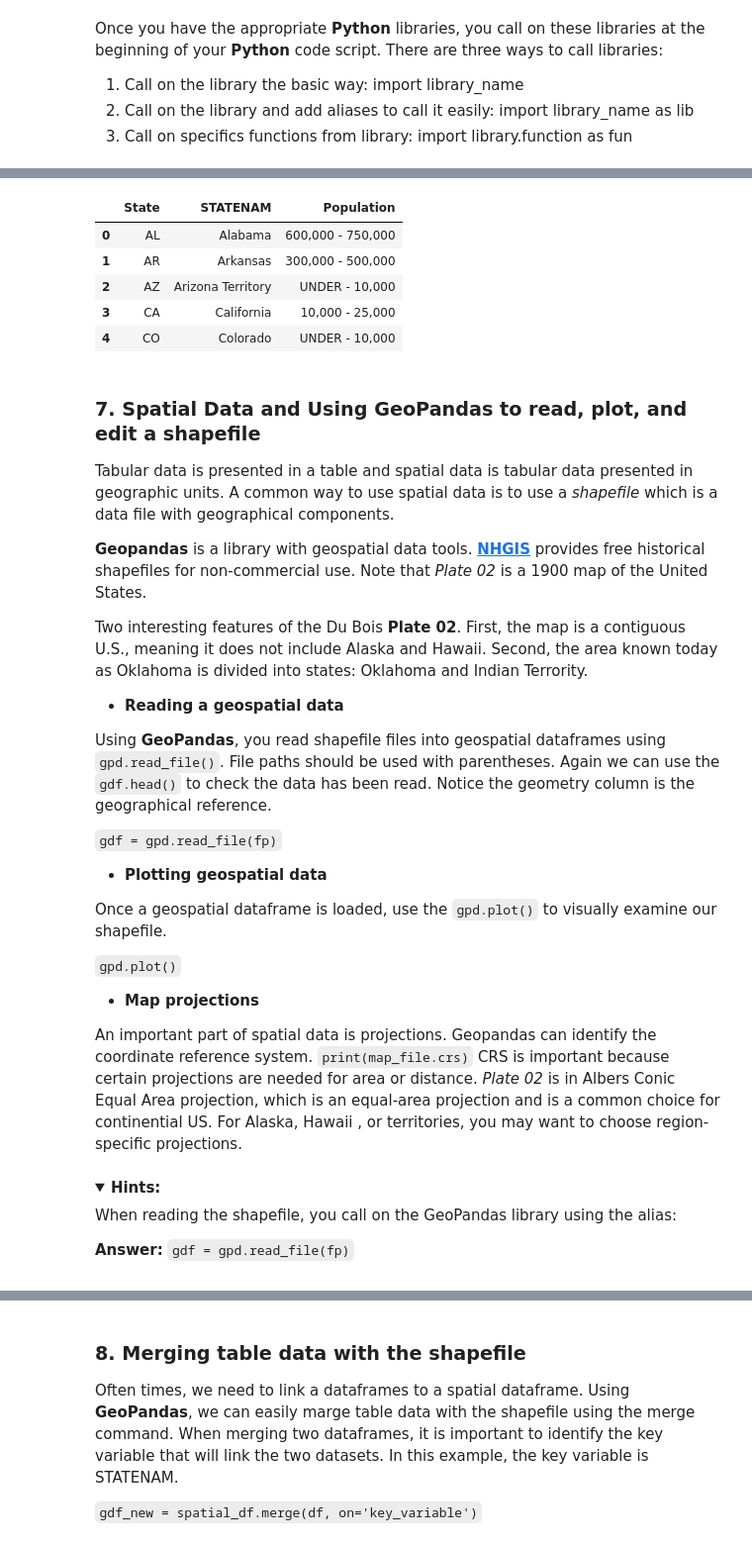
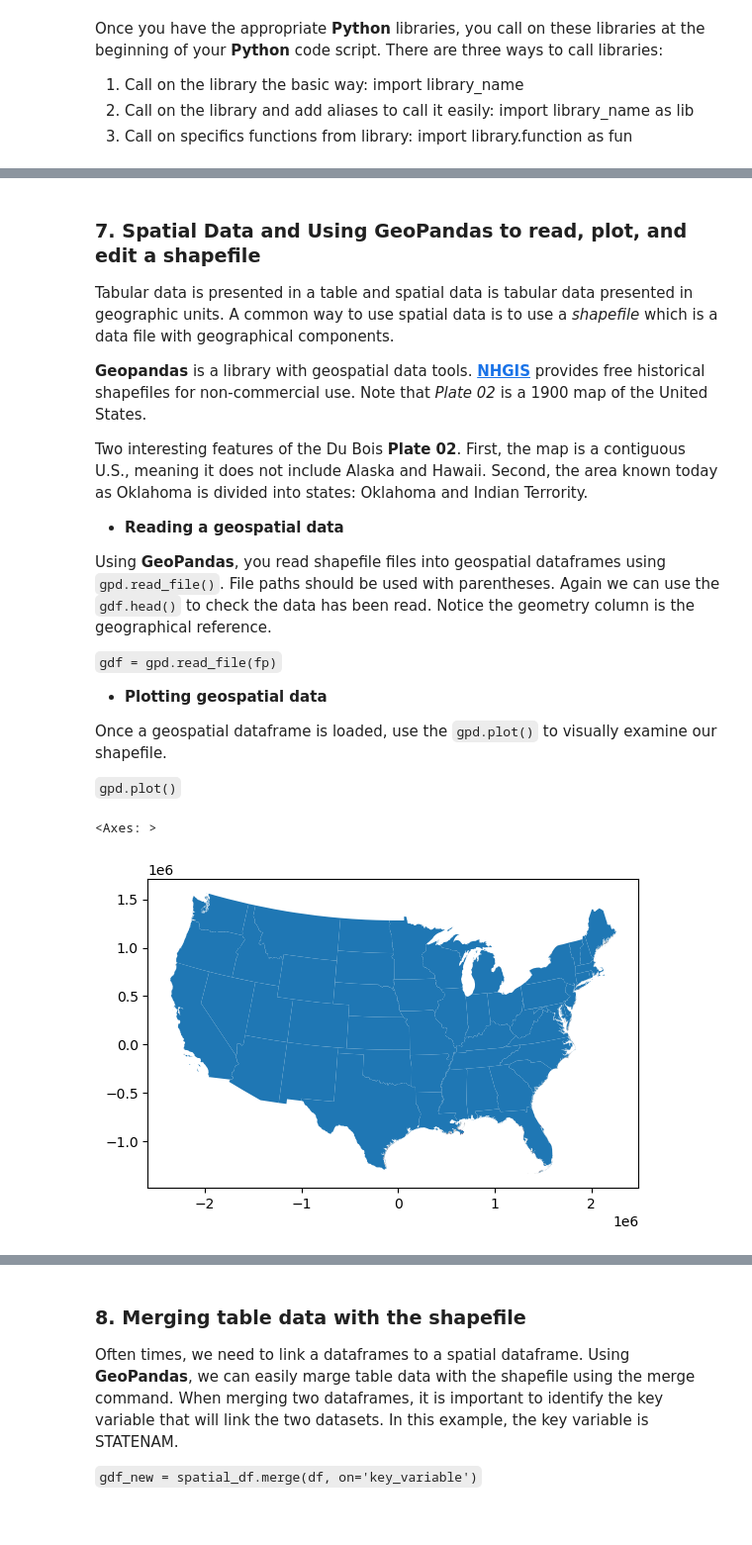
Before and after one commit to HigherEdData/Du-Bois-STEM, a Jupyter notebook: notebook_keys/python_key_popmap_dubois.ipynb, the cells around one changed output, grey strips where cells are left out. Shown at 99% size. Saved outputs shown, nothing was run; the diff lists cells and outputs as text; code cells hidden in the pictures; folded sections open.

````diff
--- a/notebook_keys/python_key_popmap_dubois.ipynb
+++ b/notebook_keys/python_key_popmap_dubois.ipynb
@@ -138,14 +160,3 @@ data.head()
-# %%
-url="https://github.com/HigherEdData/Du-Bois-STEM/raw/refs/heads/main/data/d_popmap.csv"
-data = pd.read_csv(url)
-data.head()
-# %% [output]
-|  | State | STATENAM | Population |
-| 0 | AL | Alabama | 600,000 - 750,000 |
-| 1 | AR | Arkansas | 300,000 - 500,000 |
-| 2 | AZ | Arizona Territory | UNDER - 10,000 |
-| 3 | CA | California | 10,000 - 25,000 |
-| 4 | CO | Colorado | UNDER - 10,000 |
 # %% [markdown]
 ### 7. Spatial Data and Using **GeoPandas** to read, plot, and edit a shapefile
 
@@ -166,19 +177,11 @@ Using **GeoPandas**, you read shapefile files into geospatial dataframes using `
 Once a geospatial dataframe is loaded, use the ```gpd.plot()``` to visually examine our shapefile.
 
 ```gpd.plot()```
-
-* <b>Map projections</b>
-
-An important part of spatial data is projections. Geopandas can identify the coordinate reference system. ```print(map_file.crs)``` CRS is important because certain projections are needed for area or distance. *Plate 02* is in Albers Conic Equal Area projection, which is an equal-area projection and is a common choice for continential US. For Alaska, Hawaii , or territories, you may want to choose region-specific projections.
-# %% [markdown]
-<details> <summary><strong>Hints:</strong></summary>
-
-When reading the shapefile, you call on the GeoPandas library using the alias:
-
-**Answer:** ```gdf = gpd.read_file(fp)```
-
-</details>
 # %%
-fp_map="https://github.com/HigherEdData/Du-Bois-STEM/raw/refs/heads/main/data/us_state_1900/us_state_1900_reduced.shp"
-gdf = ___.read_file(fp_map)
-gdf.head()
+#Step b: Read the state 2020 shapefile and plot the map.
+fp_map="https://github.com/HigherEdData/Du-Bois-STEM/raw/refs/heads/main/data/us_state_2020/us_state_2020_reduced.shp"
+gdf = gpd.read_file(fp_map)
+gdf.plot()
+# %% [output]
+<Axes: >
+[figure, added]
````
Also changed, not shown: parts of 85 cells of this notebook.
